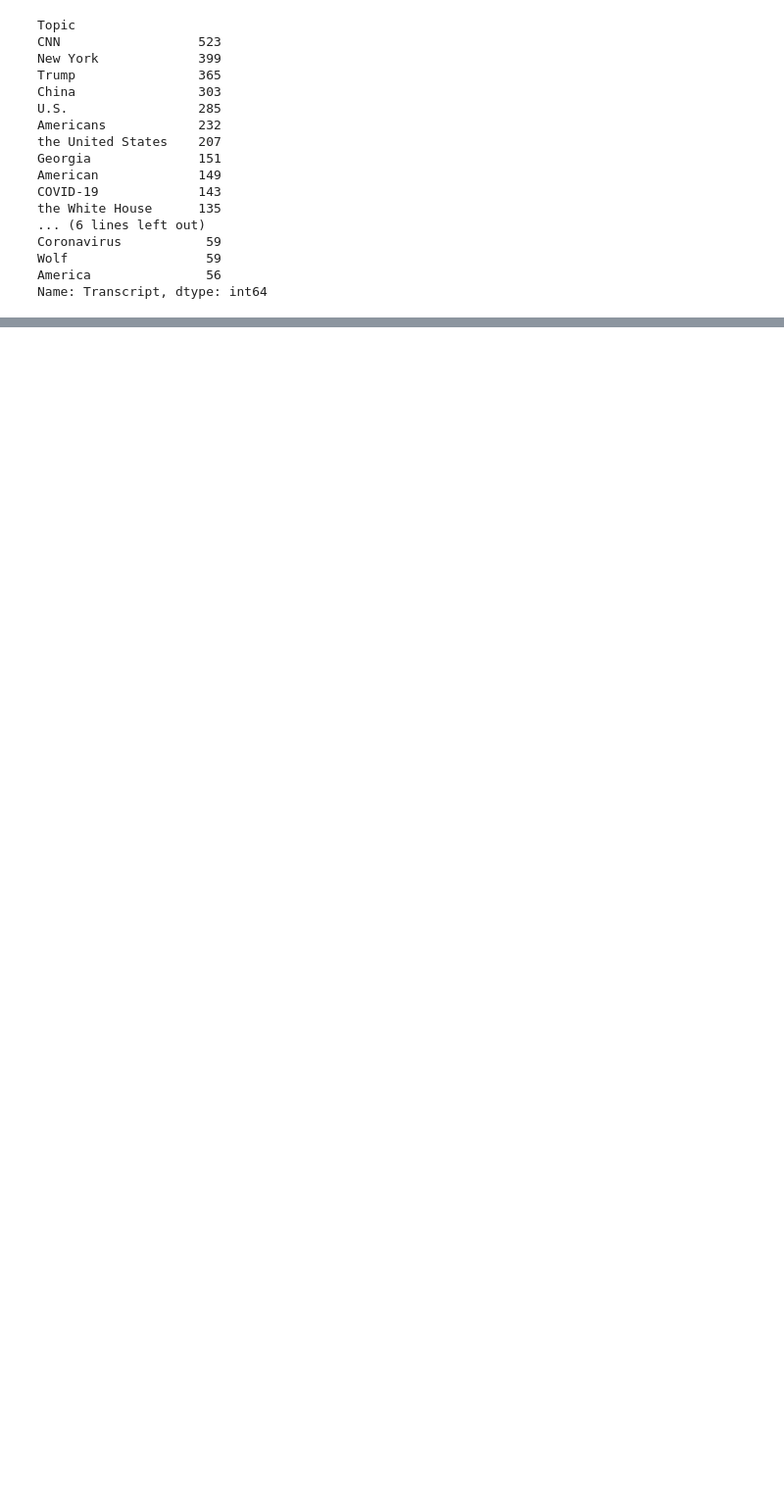
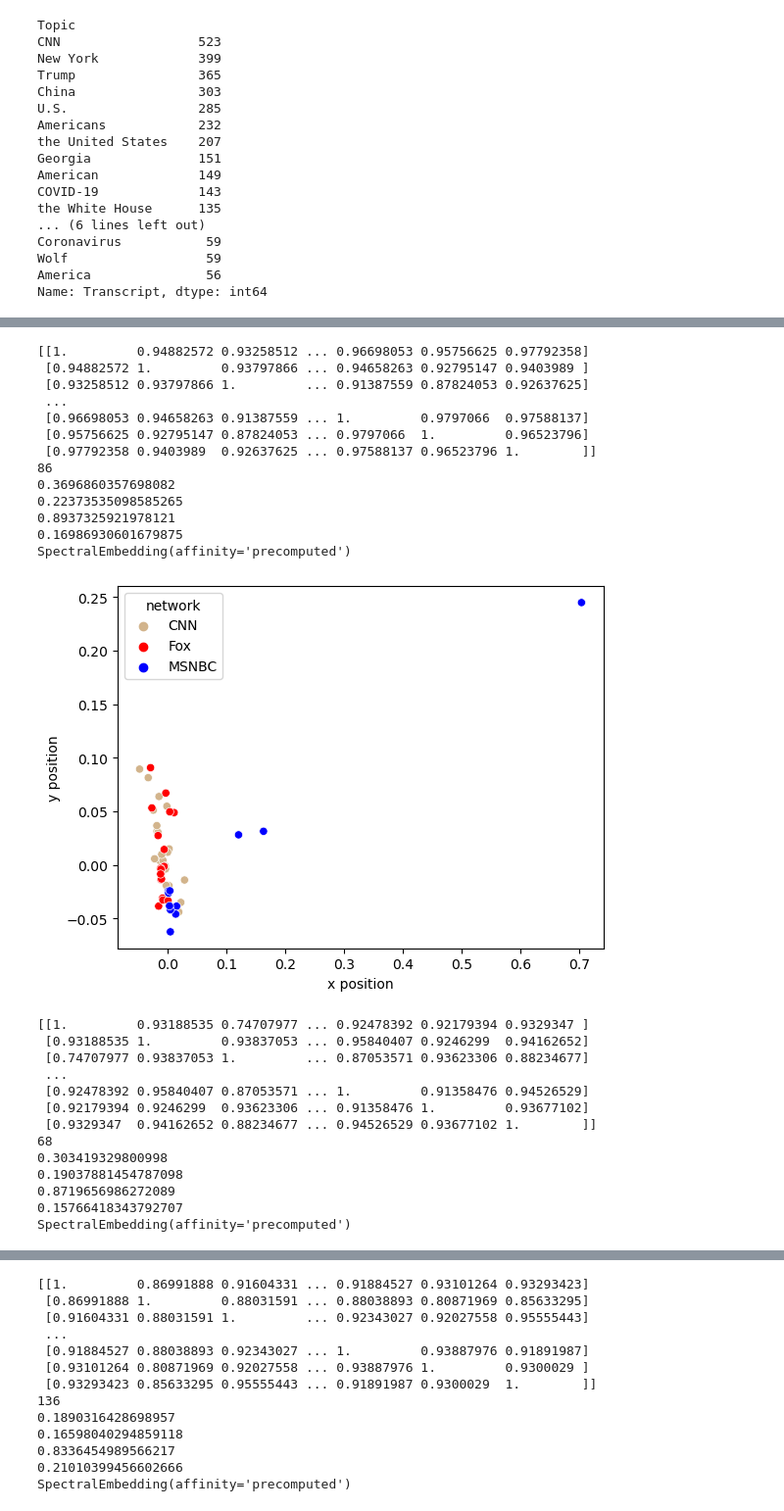
Before and after one commit to thesethb/MA491, a Jupyter notebook: Post-AY23/post_trans_analysis_cleaned.ipynb, the cells around one changed output, grey strips where cells are left out. Shown: that part at 98% size. Cells and saved outputs as stored; diff of their text form; code cells hidden in the pictures; blank space fills up the shorter version.

```diff
--- a/Post-AY23/post_trans_analysis_cleaned.ipynb
+++ b/Post-AY23/post_trans_analysis_cleaned.ipynb
@@ -308,3 +343,47 @@ def get_clusters(trdf):
     clust_df = pd.DataFrame(list(zip(progs, list(clustering.labels_))),
                columns =['Program', 'Cluster'])
     return clust_df
+# %%
+for i in range(12):#len(cnn_list)):
+    cnn = pd.read_csv(cnn_list[i])
+    msnbc = pd.read_csv(msnbc_list[i])
+    fox = pd.read_csv(fox_list[i])
+    trdf = cnn.append(msnbc)
+    trdf = trdf.append(fox)
+    trdf = trdf.dropna()
+    clust_df = get_clusters(trdf)
+    clust_df = clust_df.rename(columns={'Cluster': 'Cluster_' + str(i)})
+    if i == 0:
+        clusters_df = clust_df
+    else:
+        clusters_df = clusters_df.merge(clust_df, on = 'Program', how = 'left')
+clusters_df.to_csv('clustersdf_embeddings.csv')
+#clusters_df.to_csv('clustersdf_addition.csv')
+# %% [output]
+[[1.         0.94882572 0.93258512 ... 0.96698053 0.95756625 0.97792358]
+ [0.94882572 1.         0.93797866 ... 0.94658263 0.92795147 0.9403989 ]
+ [0.93258512 0.93797866 1.         ... 0.91387559 0.87824053 0.92637625]
+ ...
+ [0.96698053 0.94658263 0.91387559 ... 1.         0.9797066  0.97588137]
+ [0.95756625 0.92795147 0.87824053 ... 0.9797066  1.         0.96523796]
+ [0.97792358 0.9403989  0.92637625 ... 0.97588137 0.96523796 1.        ]]
+86
+0.3696860357698082
+0.22373535098585265
+0.8937325921978121
+0.16986930601679875
+SpectralEmbedding(affinity='precomputed')
+[figure, added]
+[[1.         0.93188535 0.74707977 ... 0.92478392 0.92179394 0.9329347 ]
+ [0.93188535 1.         0.93837053 ... 0.95840407 0.9246299  0.94162652]
+ [0.74707977 0.93837053 1.         ... 0.87053571 0.93623306 0.88234677]
+ ...
+ [0.92478392 0.95840407 0.87053571 ... 1.         0.91358476 0.94526529]
+ [0.92179394 0.9246299  0.93623306 ... 0.91358476 1.         0.93677102]
+ [0.9329347  0.94162652 0.88234677 ... 0.94526529 0.93677102 1.        ]]
+68
+0.303419329800998
+0.19037881454787098
+0.8719656986272089
+0.15766418343792707
+SpectralEmbedding(affinity='precomputed')
@@ -310,0 +391,13 @@ def get_clusters(trdf):
+[[1.         0.86991888 0.91604331 ... 0.91884527 0.93101264 0.93293423]
+ [0.86991888 1.         0.88031591 ... 0.88038893 0.80871969 0.85633295]
+ [0.91604331 0.88031591 1.         ... 0.92343027 0.92027558 0.95555443]
+ ...
+ [0.91884527 0.88038893 0.92343027 ... 1.         0.93887976 0.91891987]
+ [0.93101264 0.80871969 0.92027558 ... 0.93887976 1.         0.9300029 ]
+ [0.93293423 0.85633295 0.95555443 ... 0.91891987 0.9300029  1.        ]]
+136
+0.1890316428698957
+0.16598040294859118
+0.8336454989566217
+0.21010399456602666
+SpectralEmbedding(affinity='precomputed')
```
Also changed, not shown: parts of 11 cells of this notebook, 40 other files.
